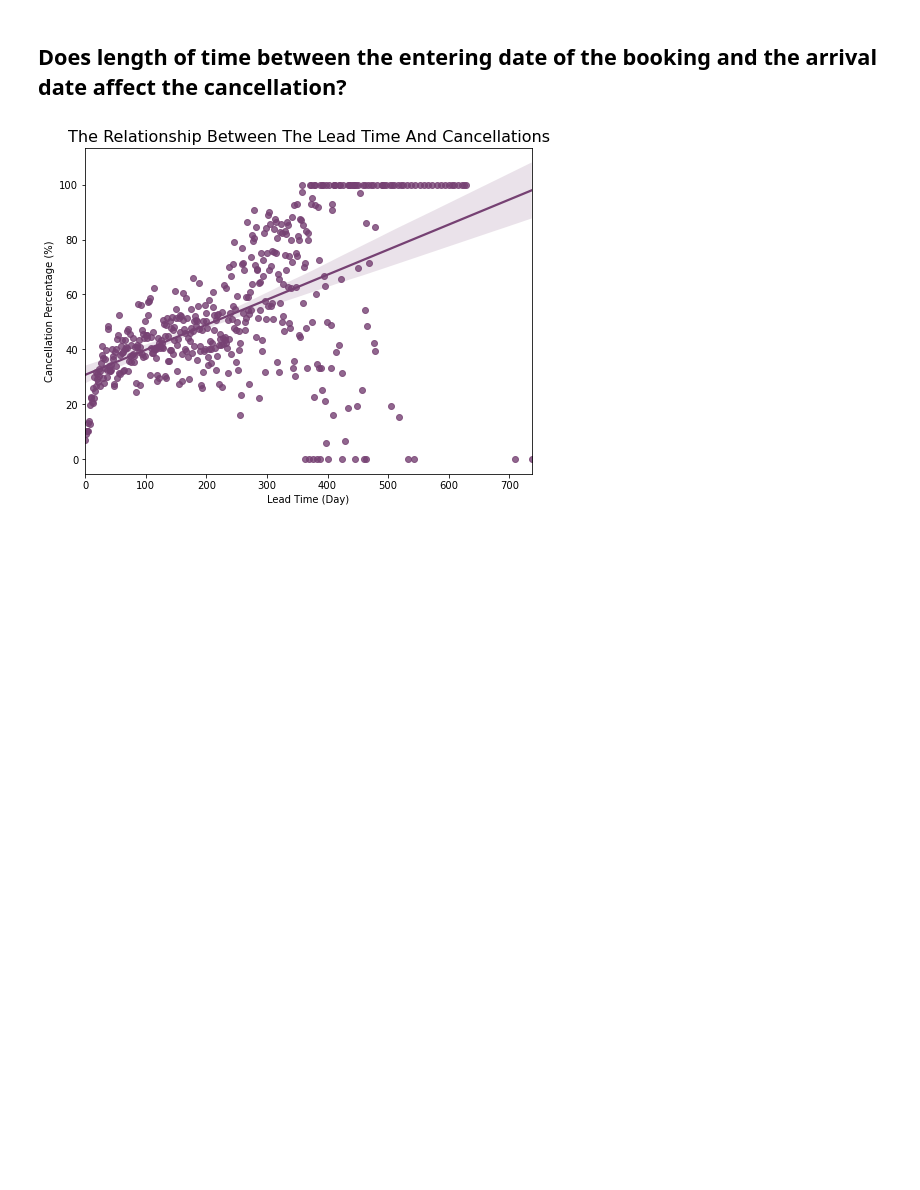
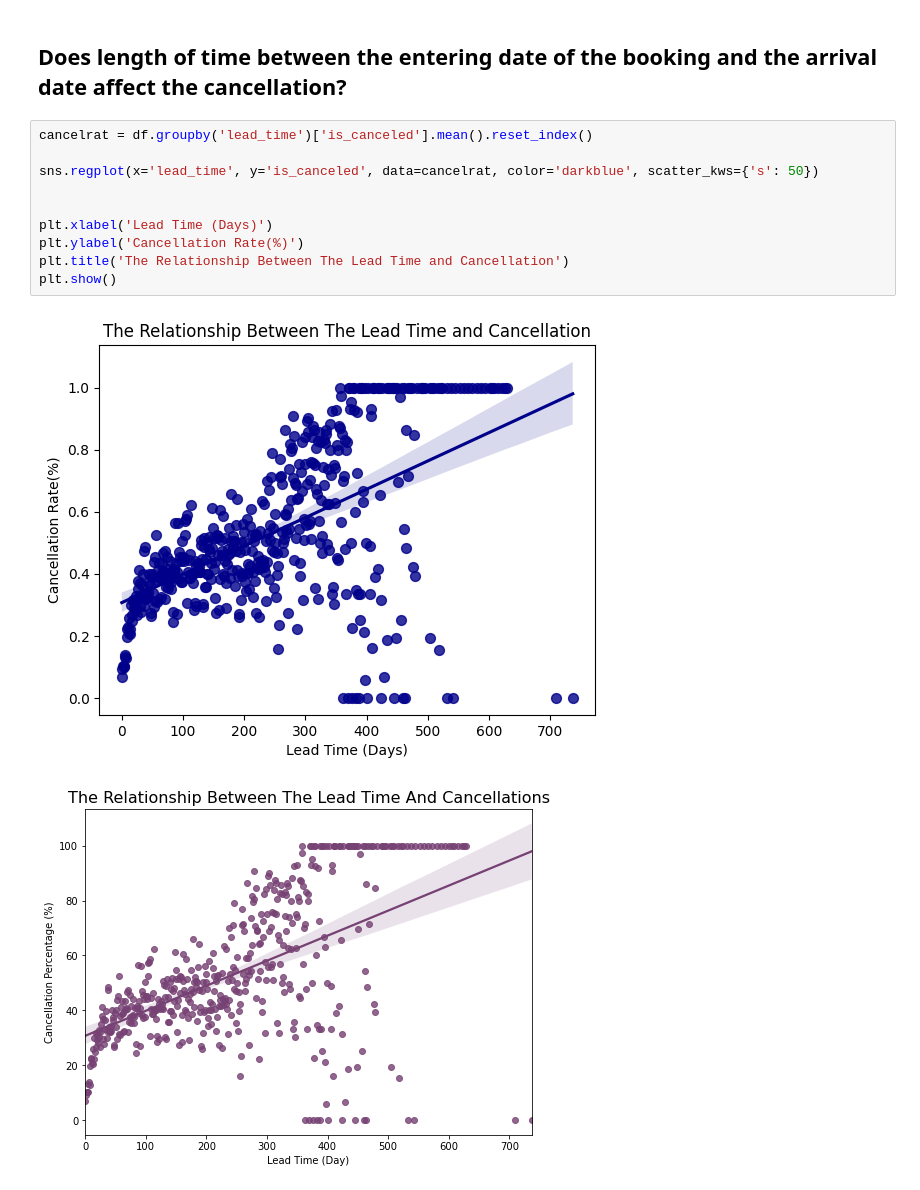
Before and after one commit to Tuwaiq-Data-Science-Bootcamp-V3/PCA-Lab1, a Jupyter notebook: CV_Assignment.ipynb, the cells around one changed output. Saved outputs shown, nothing was run; the diff lists cells and outputs as text; blank space fills up the shorter version.

```diff
--- a/CV_Assignment.ipynb
+++ b/CV_Assignment.ipynb
@@ -114,5 +124,17 @@ df.describe(include='object')
 # %% [markdown]
 ## Does length of time between the entering date of the booking and the arrival date affect the cancellation?
+# %%
+cancelrat = df.groupby('lead_time')['is_canceled'].mean().reset_index()
+
+sns.regplot(x='lead_time', y='is_canceled', data=cancelrat, color='darkblue', scatter_kws={'s': 50})
+
+
+plt.xlabel('Lead Time (Days)')
+plt.ylabel('Cancellation Rate(%)')
+plt.title('The Relationship Between The Lead Time and Cancellation')
+plt.show()
+# %% [output]
+[figure, added]
 # %%
 # %% [output]
 [figure]
```
Also changed, not shown: parts of 18 cells of this notebook.
